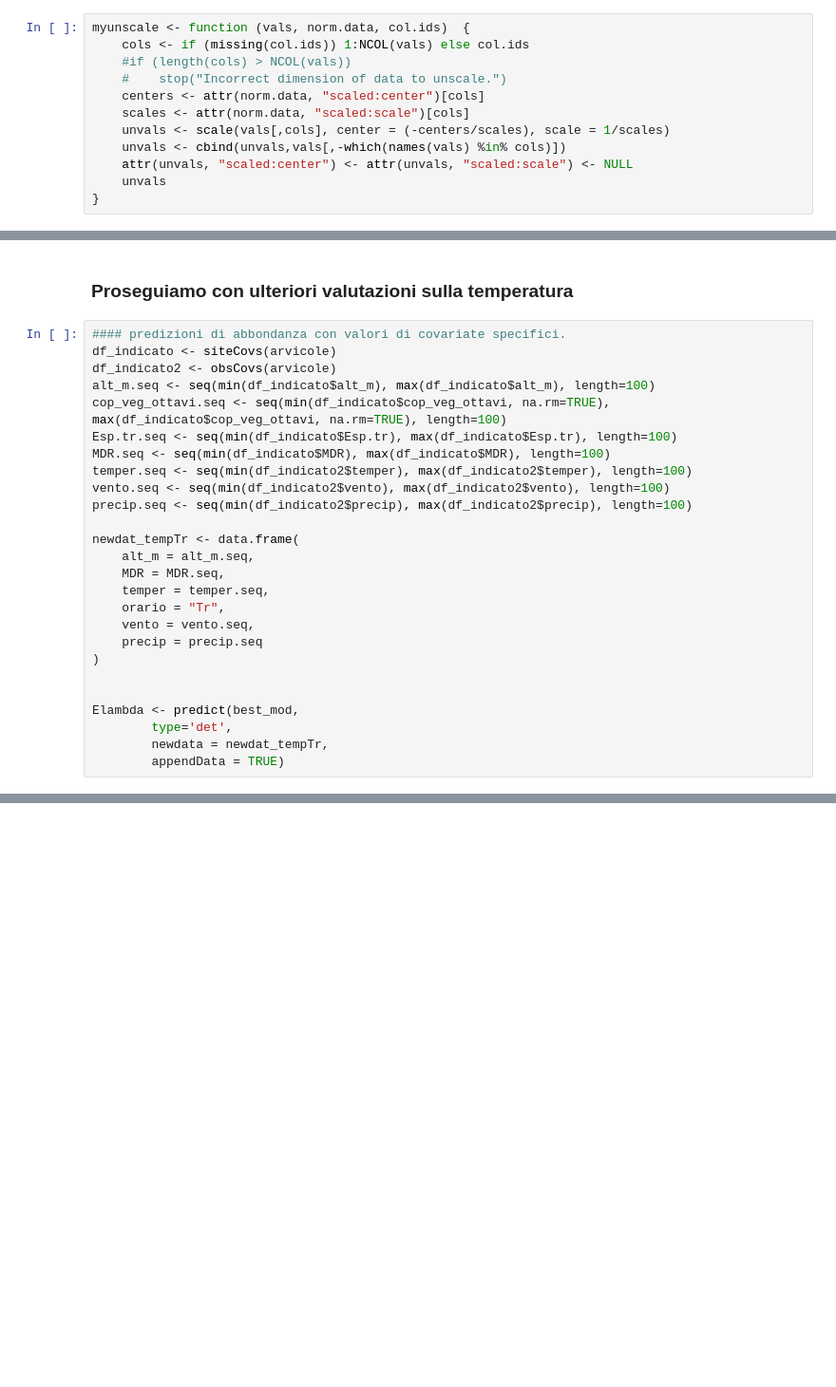
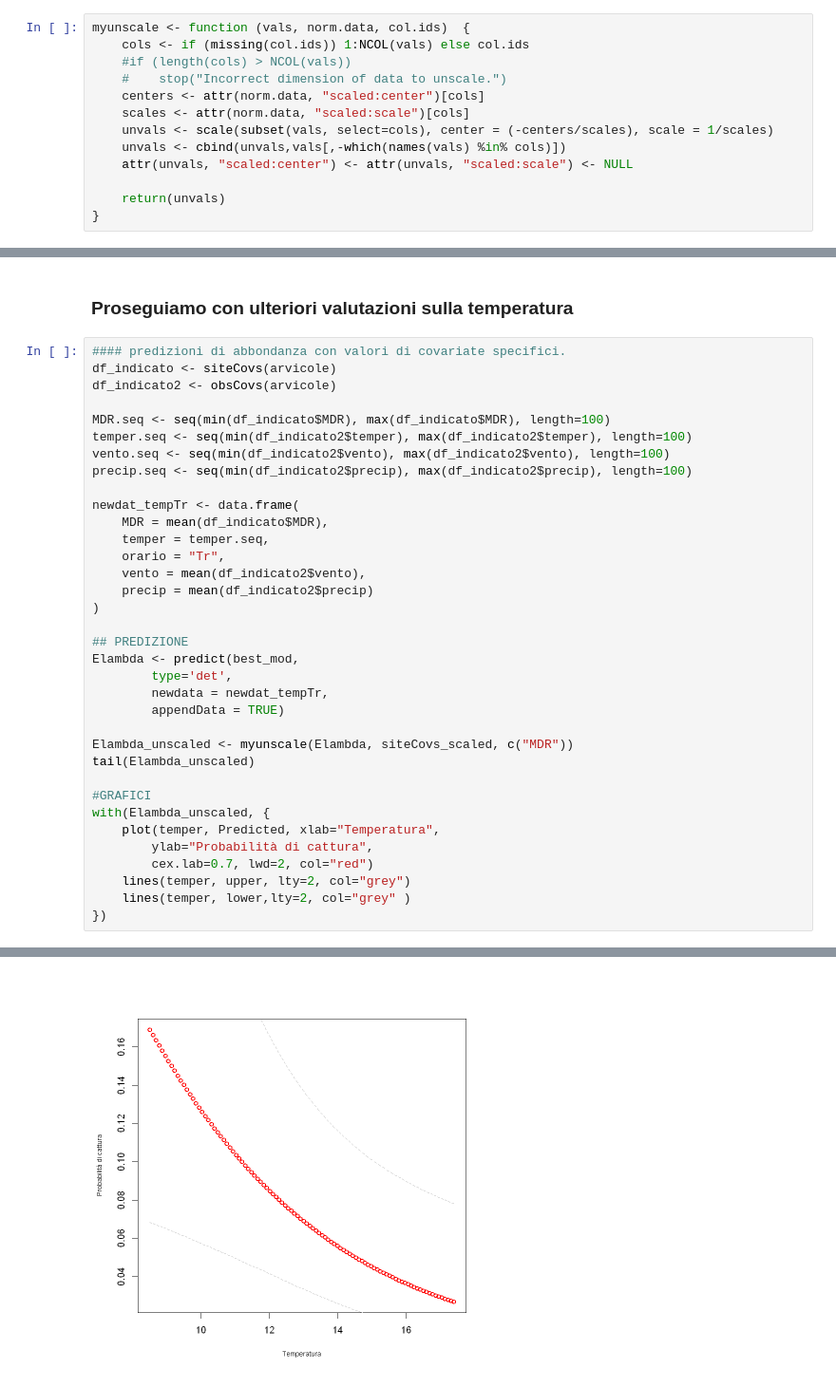
Before and after one commit to GabyOM/Chionomys-nivalis-analysis, a Jupyter notebook: 8.1. Analisi Best Model-Sessione-1.ipynb, the cells around one changed output, grey strips where cells are left out. Shown at 95% size. Drawn from its saved outputs; the diff is of its cells as text; blank space fills up the shorter version.

```diff
--- a/8.1. Analisi Best Model-Sessione-1.ipynb
+++ b/8.1. Analisi Best Model-Sessione-1.ipynb
@@ -14,10 +14,11 @@ myunscale <- function (vals, norm.data, col.ids)  {
     #    stop("Incorrect dimension of data to unscale.")
     centers <- attr(norm.data, "scaled:center")[cols]
     scales <- attr(norm.data, "scaled:scale")[cols]
-    unvals <- scale(vals[,cols], center = (-centers/scales), scale = 1/scales)
+    unvals <- scale(subset(vals, select=cols), center = (-centers/scales), scale = 1/scales)
     unvals <- cbind(unvals,vals[,-which(names(vals) %in% cols)])
     attr(unvals, "scaled:center") <- attr(unvals, "scaled:scale") <- NULL
-    unvals
+
+    return(unvals)
 }
 # %%
 load('Dati-modelli\\multimodel_2018_sessione_1_EYP6.RData')
@@ -170,25 +141,35 @@ with(subset(Elambda_unscaled,dominant=="Other_Sp"), {
 #### predizioni di abbondanza con valori di covariate specifici.
 df_indicato <- siteCovs(arvicole)
 df_indicato2 <- obsCovs(arvicole)
-alt_m.seq <- seq(min(df_indicato$alt_m), max(df_indicato$alt_m), length=100)
-cop_veg_ottavi.seq <- seq(min(df_indicato$cop_veg_ottavi, na.rm=TRUE), max(df_indicato$cop_veg_ottavi, na.rm=TRUE), length=100)
-Esp.tr.seq <- seq(min(df_indicato$Esp.tr), max(df_indicato$Esp.tr), length=100)
+
 MDR.seq <- seq(min(df_indicato$MDR), max(df_indicato$MDR), length=100)
 temper.seq <- seq(min(df_indicato2$temper), max(df_indicato2$temper), length=100)
 vento.seq <- seq(min(df_indicato2$vento), max(df_indicato2$vento), length=100)
 precip.seq <- seq(min(df_indicato2$precip), max(df_indicato2$precip), length=100)
 
 newdat_tempTr <- data.frame(
-    alt_m = alt_m.seq,
-    MDR = MDR.seq,
+    MDR = mean(df_indicato$MDR),
     temper = temper.seq,
     orario = "Tr",
-    vento = vento.seq,
-    precip = precip.seq
+    vento = mean(df_indicato2$vento),
+    precip = mean(df_indicato2$precip)
 )
 
-
+## PREDIZIONE
 Elambda <- predict(best_mod,
         type='det',
         newdata = newdat_tempTr,
         appendData = TRUE)
+
+Elambda_unscaled <- myunscale(Elambda, siteCovs_scaled, c("MDR"))
+tail(Elambda_unscaled)
+
+#GRAFICI
+with(Elambda_unscaled, {
+    plot(temper, Predicted, xlab="Temperatura",
+        ylab="Probabilità di cattura",
+        cex.lab=0.7, lwd=2, col="red")
+    lines(temper, upper, lty=2, col="grey")
+    lines(temper, lower,lty=2, col="grey" )
+})
+# %% [output]
@@ -194,0 +185 @@ Elambda <- predict(best_mod,
+[figure, added]
```
Also changed, not shown: parts of 12 cells of this notebook, 10 other files.
